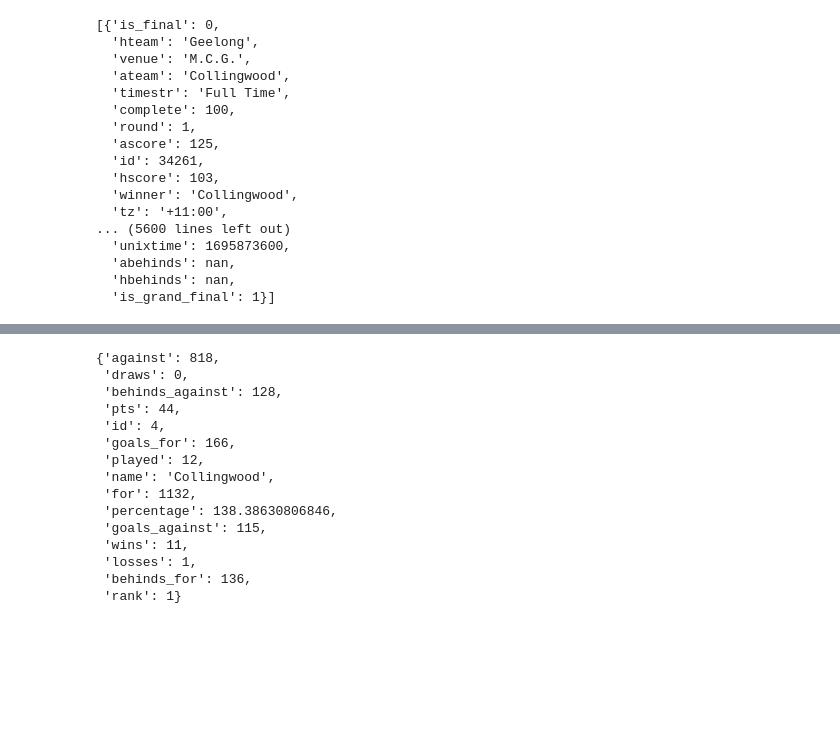
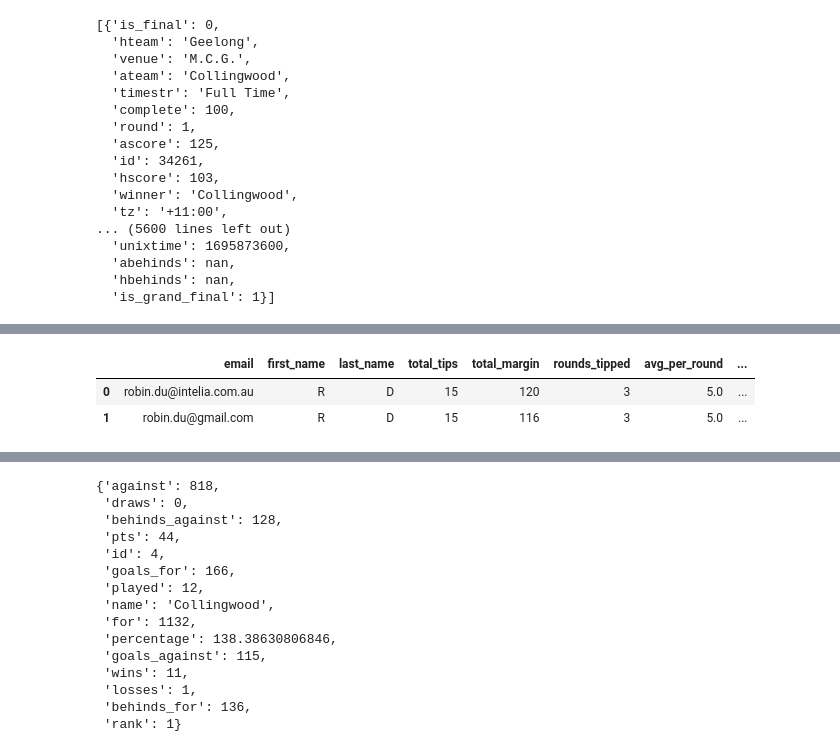
Before and after one commit to robin0821/afl_tipster, a Jupyter notebook: Untitled.ipynb, the cells around one changed output, grey strips where cells are left out. Drawn from its saved outputs; the diff is of its cells as text; code cells hidden in the pictures; blank space fills up the shorter version.

```diff
--- a/Untitled.ipynb
+++ b/Untitled.ipynb
@@ -122,2 +154,8 @@ df = tf.groupby(['email', 'first_name', 'last_name'])[['tips', 'margin_diff']].s
+# %%
+t2.reset_index(drop=True)
+# %% [output]
+|  | email | first_name | last_name | total_tips | total_margin | rounds_tipped | avg_per_round | ... |
+| 0 | robin.du@intelia.com.au | R | D | 15 | 120 | 3 | 5.0 | ... |
+| 1 | robin.du@gmail.com | R | D | 15 | 116 | 3 | 5.0 | ... |
 # %%
 df.columns = ['email', 'first_name', 'last_name', 'tips', 'total_margin']
```
Also changed, not shown: parts of 19 cells of this notebook, 8 other files.
